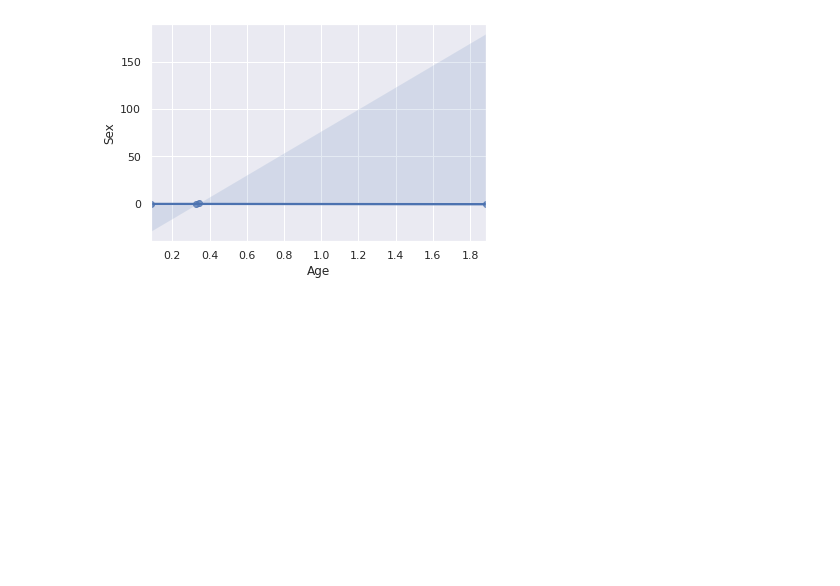
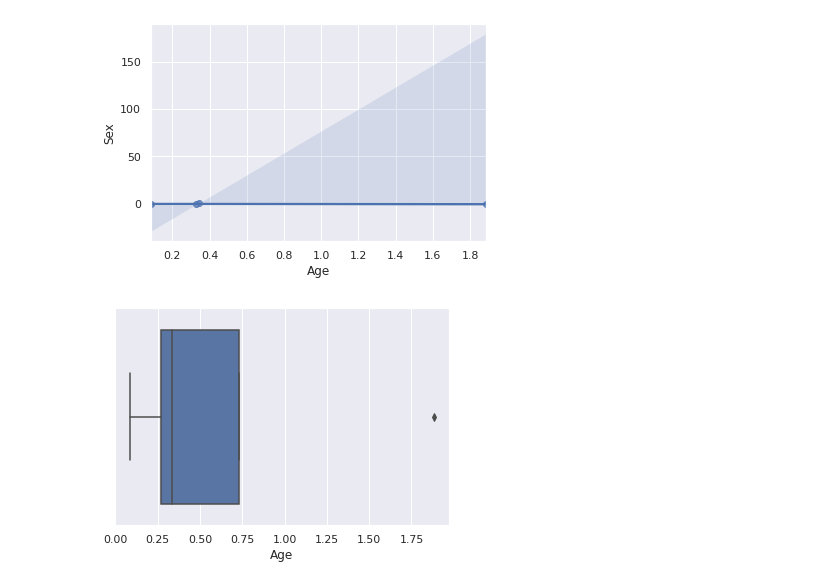
Before and after one commit to Oris-DevOps/AI_ML_Projects, a Jupyter notebook: colab_test.ipynb, the cells around one changed output. Cells and saved outputs as stored; diff of their text form; code cells hidden in the pictures; blank space fills up the shorter version.

```diff
--- a/colab_test.ipynb
+++ b/colab_test.ipynb
@@ -68,3 +68,7 @@ sns.regplot(x=df["Age"],y=df['Sex'])
 # %% [output]
 <matplotlib.axes._subplots.AxesSubplot at 0x...>
 [figure]
+# %%
+sns.boxplot(df['Age']);
+# %% [output]
+[figure, added]
```
